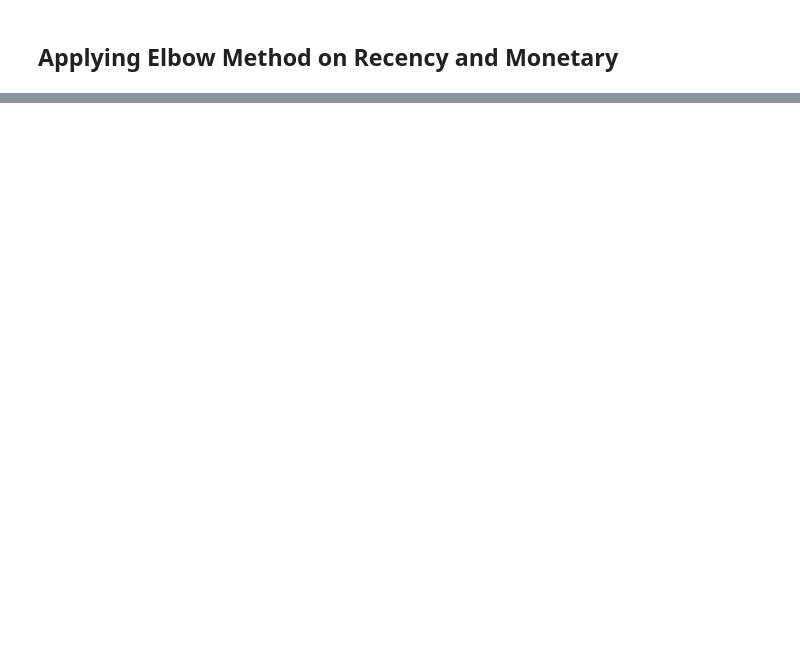
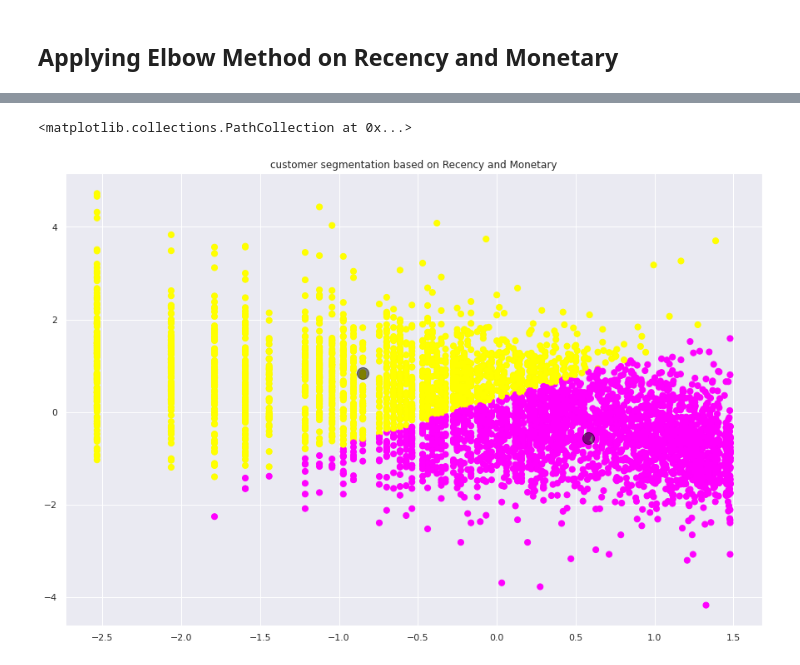
Before and after one commit to vivvvek24/Customer-Segmentation, a Jupyter notebook: Copy_of_Online_Retail_Customer_Segmentation_Capstone_Project.ipynb, the cells around one changed output, grey strips where cells are left out. Cells and saved outputs as stored; diff of their text form; code cells hidden in the pictures; blank space fills up the shorter version.

Commit message:
K means clustering

```diff
--- a/Copy_of_Online_Retail_Customer_Segmentation_Capstone_Project.ipynb
+++ b/Copy_of_Online_Retail_Customer_Segmentation_Capstone_Project.ipynb
@@ -859,2 +868,24 @@ For n_clusters = 15, silhouette score is 0.33942549462406274
 # %% [markdown]
 ## **Applying Elbow Method on Recency and Monetary**
+# %%
+#applying elbow method
+features_rec_mon=['Recency_log','Monetary_log']
+X_features_rec_mon=rfm_df[features_rec_mon].values
+scaler_rec_mon=preprocessing.StandardScaler()
+X_rec_mon=scaler_rec_mon.fit_transform(X_features_rec_mon)
+X=X_rec_mon
+
+from sklearn.cluster import KMeans
+
+sum_of_sq_dist = {}
+for k in range(1,15):
+    km = KMeans(n_clusters= k, init= 'k-means++', max_iter= 1000)
+    km = km.fit(X)
+    sum_of_sq_dist[k] = km.inertia_
+
+#Plot the graph for the sum of square distance values and Number of Clusters
+sns.pointplot(x = list(sum_of_sq_dist.keys()), y = list(sum_of_sq_dist.values()))
+plt.xlabel('Number of Clusters(k)')
+plt.ylabel('Sum of Square Distances')
+plt.title('Elbow Method For Optimal k')
+plt.show()
@@ -860,0 +894,15 @@ For n_clusters = 15, silhouette score is 0.33942549462406274
+# %%
+from sklearn.cluster import KMeans
+kmeans = KMeans(n_clusters=2)
+kmeans.fit(X)
+y_kmeans= kmeans.predict(X)
+# %%
+plt.figure(figsize=(15,10))
+plt.title('customer segmentation based on Recency and Monetary')
+plt.scatter(X[:, 0], X[:, 1], c=y_kmeans, s=50, cmap='spring_r')
+
+centers = kmeans.cluster_centers_
+plt.scatter(centers[:, 0], centers[:, 1], c='black', s=200, alpha=0.5)
+# %% [output]
+<matplotlib.collections.PathCollection at 0x...>
+[figure, added]
```
Also changed, not shown: parts of 21 cells of this notebook.
